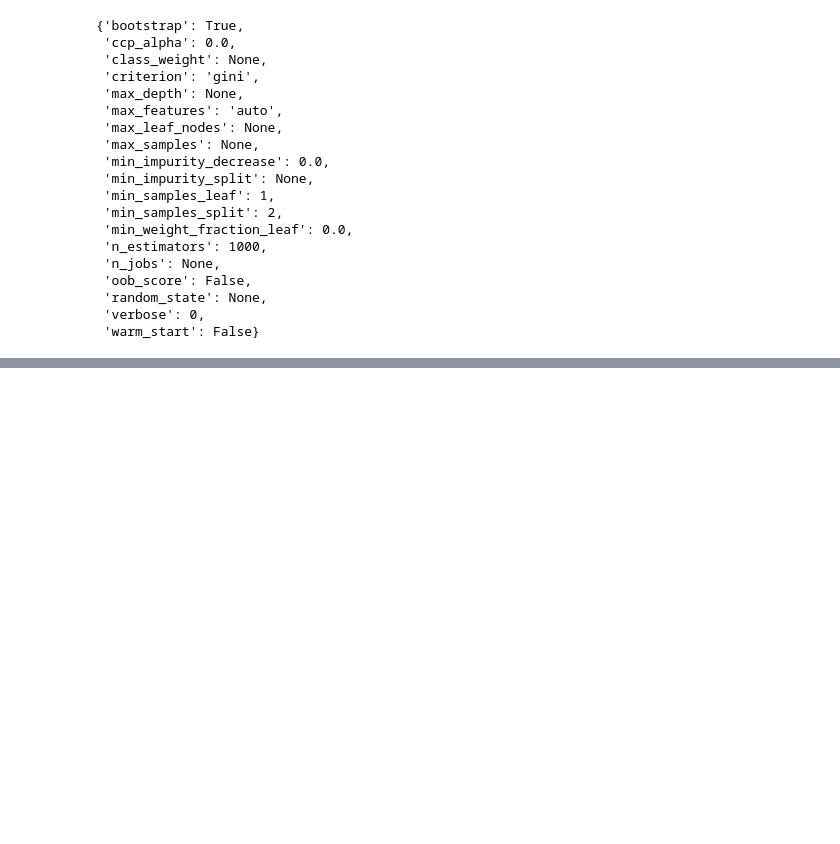
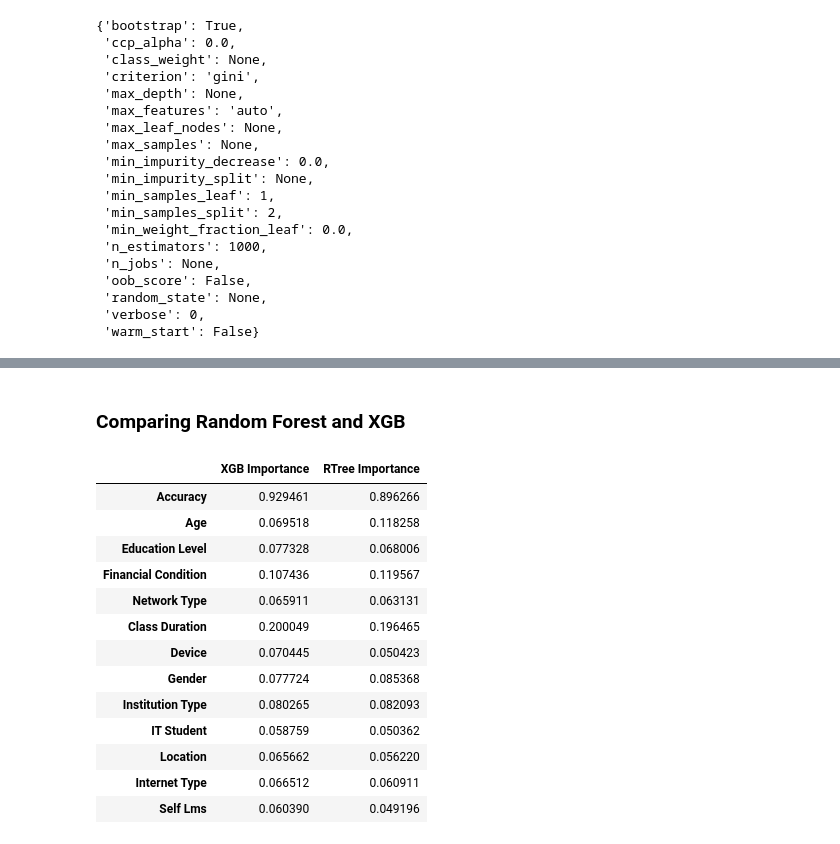
Before and after one commit to Shauryavashisth/XGBoost, a Jupyter notebook: Students Adaptability Level in Online Education.ipynb, the cells around one changed output, grey strips where cells are left out. Saved outputs shown, nothing was run; the diff lists cells and outputs as text; code cells hidden in the pictures; blank space fills up the shorter version.

```diff
--- a/Students Adaptability Level in Online Education.ipynb
+++ b/Students Adaptability Level in Online Education.ipynb
@@ -533,0 +652,2 @@ weighted avg       0.91      0.91      0.91       241
+# %% [markdown]
+### Comparing Random Forest and XGB
@@ -533,0 +673,17 @@ weighted avg       0.91      0.91      0.91       241
+# %%
+combine
+# %% [output]
+|  | XGB Importance | RTree Importance |
+| Accuracy | 0.929461 | 0.896266 |
+| Age | 0.069518 | 0.118258 |
+| Education Level | 0.077328 | 0.068006 |
+| Financial Condition | 0.107436 | 0.119567 |
+| Network Type | 0.065911 | 0.063131 |
+| Class Duration | 0.200049 | 0.196465 |
+| Device | 0.070445 | 0.050423 |
+| Gender | 0.077724 | 0.085368 |
+| Institution Type | 0.080265 | 0.082093 |
+| IT Student | 0.058759 | 0.050362 |
+| Location | 0.065662 | 0.056220 |
+| Internet Type | 0.066512 | 0.060911 |
+| Self Lms | 0.060390 | 0.049196 |
```
Also changed, not shown: parts of 48 cells of this notebook.
